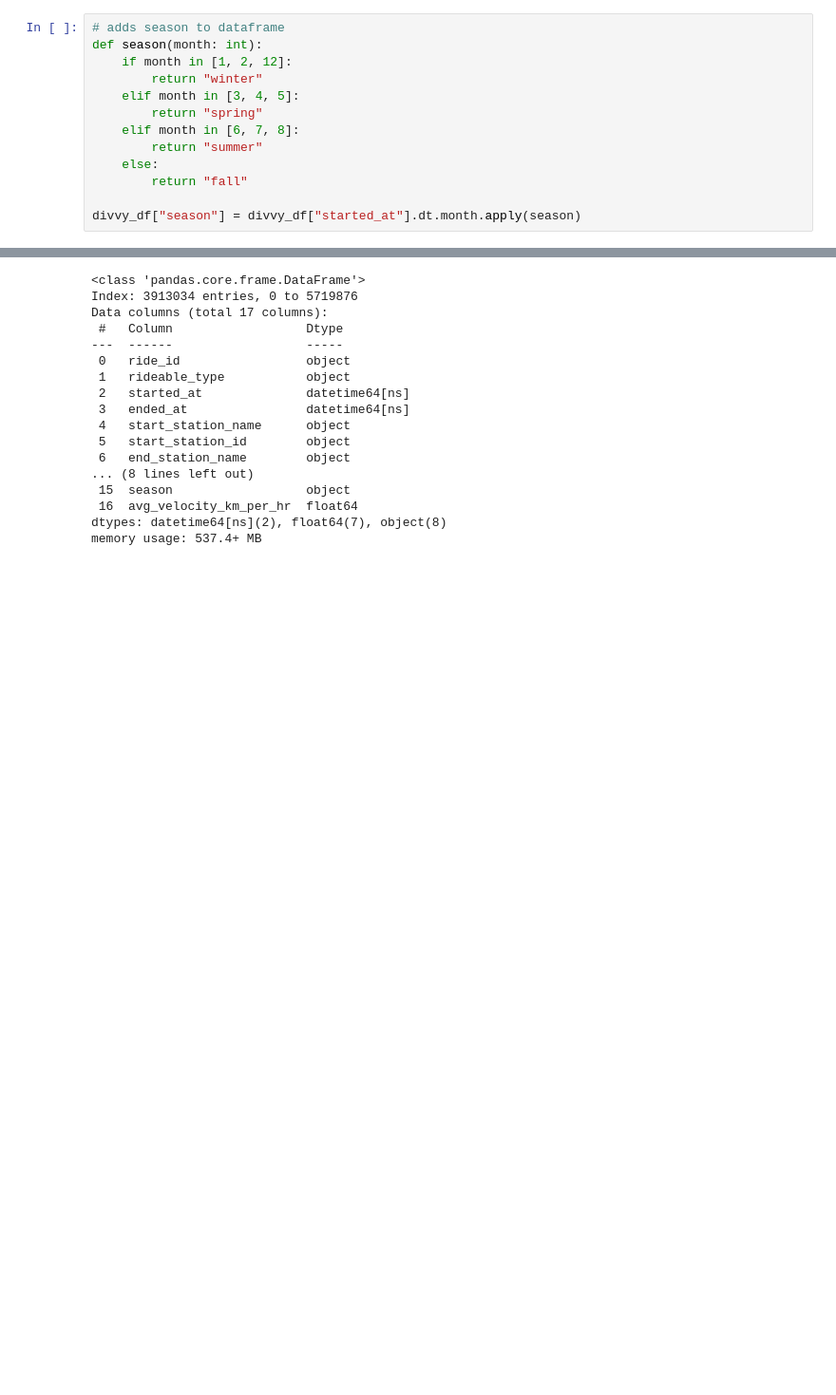
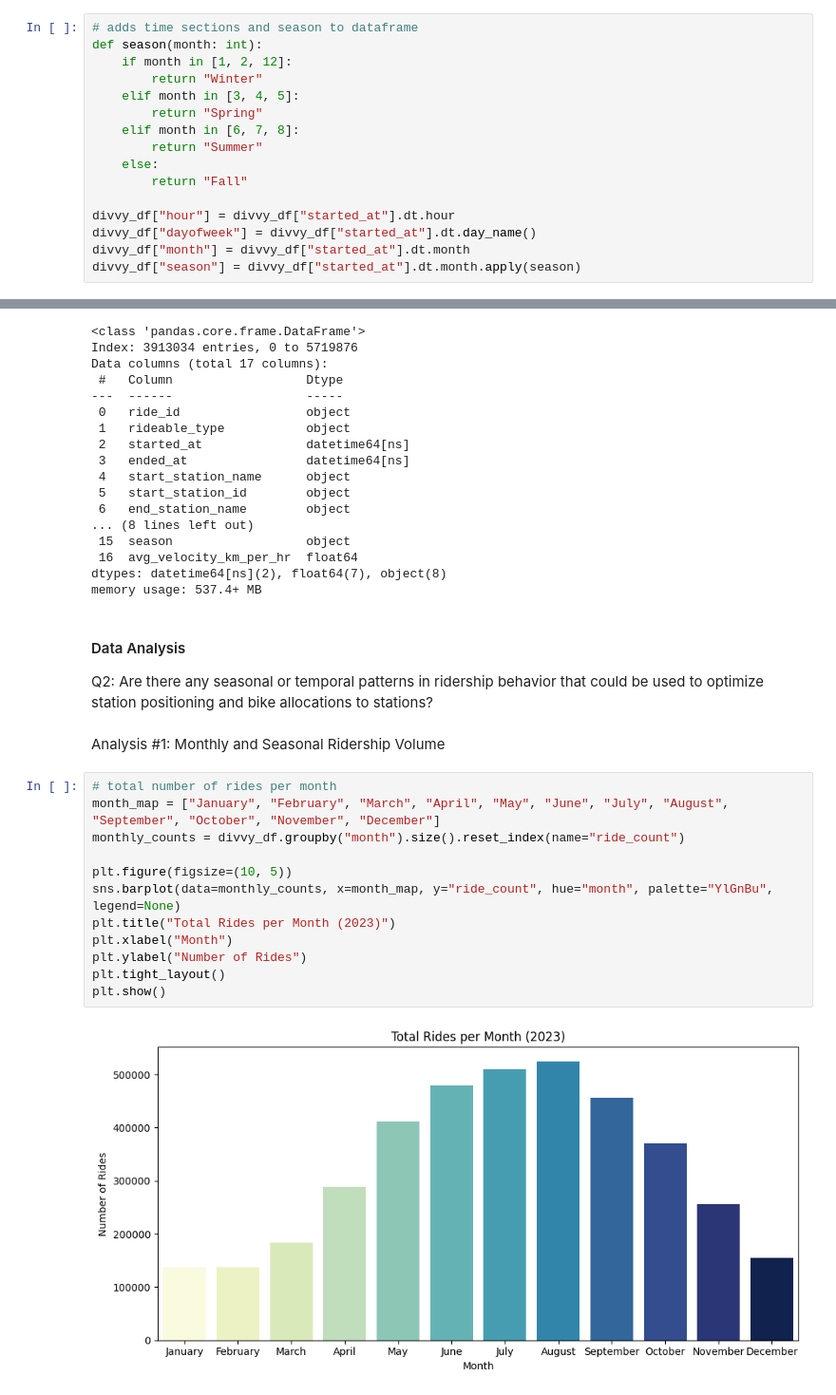
Before and after one commit to leon934/stat-315-final-project, a Jupyter notebook: data_analysis.ipynb, the cells around one changed output, grey strips where cells are left out. Shown: that part at 95% size. Cells and saved outputs as stored; diff of their text form; blank space fills up the shorter version.

Commit message:
question 2 data analysis complete

```diff
--- a/data_analysis.ipynb
+++ b/data_analysis.ipynb
@@ -57,17 +59,20 @@ divvy_df["distance_km"] = haversine(
 
 divvy_df = divvy_df[(divvy_df["distance_km"] <= 15) & (divvy_df["distance_km"] > 0.1)]
 # %%
-# adds season to dataframe
+# adds time sections and season to dataframe
 def season(month: int):
     if month in [1, 2, 12]:
-        return "winter"
+        return "Winter"
     elif month in [3, 4, 5]:
-        return "spring"
+        return "Spring"
     elif month in [6, 7, 8]:
-        return "summer"
+        return "Summer"
     else:
-        return "fall"
+        return "Fall"
 
+divvy_df["hour"] = divvy_df["started_at"].dt.hour
+divvy_df["dayofweek"] = divvy_df["started_at"].dt.day_name()
+divvy_df["month"] = divvy_df["started_at"].dt.month
 divvy_df["season"] = divvy_df["started_at"].dt.month.apply(season)
 # %%
 # add km/hr to dataset, removing abnormally low values
@@ -151,3 +148,22 @@ Data columns (total 17 columns):
  16  avg_velocity_km_per_hr  float64
 dtypes: datetime64[ns](2), float64(7), object(8)
 memory usage: 537.4+ MB
+# %% [markdown]
+#### Data Analysis
+Q2: Are there any seasonal or temporal patterns in ridership behavior that could be used to optimize station positioning and bike allocations to stations?
+# %% [markdown]
+Analysis #1: Monthly and Seasonal Ridership Volume
+# %%
+# total number of rides per month
+month_map = ["January", "February", "March", "April", "May", "June", "July", "August", "September", "October", "November", "December"]
+monthly_counts = divvy_df.groupby("month").size().reset_index(name="ride_count")
+
+plt.figure(figsize=(10, 5))
+sns.barplot(data=monthly_counts, x=month_map, y="ride_count", hue="month", palette="YlGnBu", legend=None)
+plt.title("Total Rides per Month (2023)")
+plt.xlabel("Month")
+plt.ylabel("Number of Rides")
+plt.tight_layout()
+plt.show()
+# %% [output]
+[figure, added]
```
Also changed, not shown: parts of 12 cells of this notebook.
